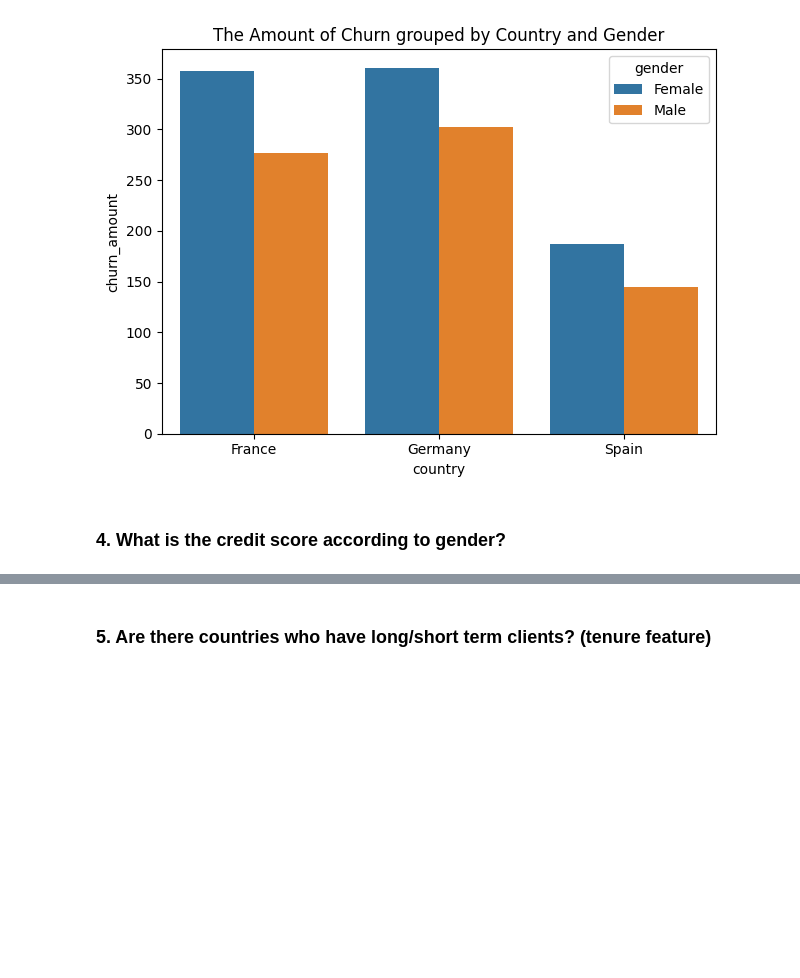
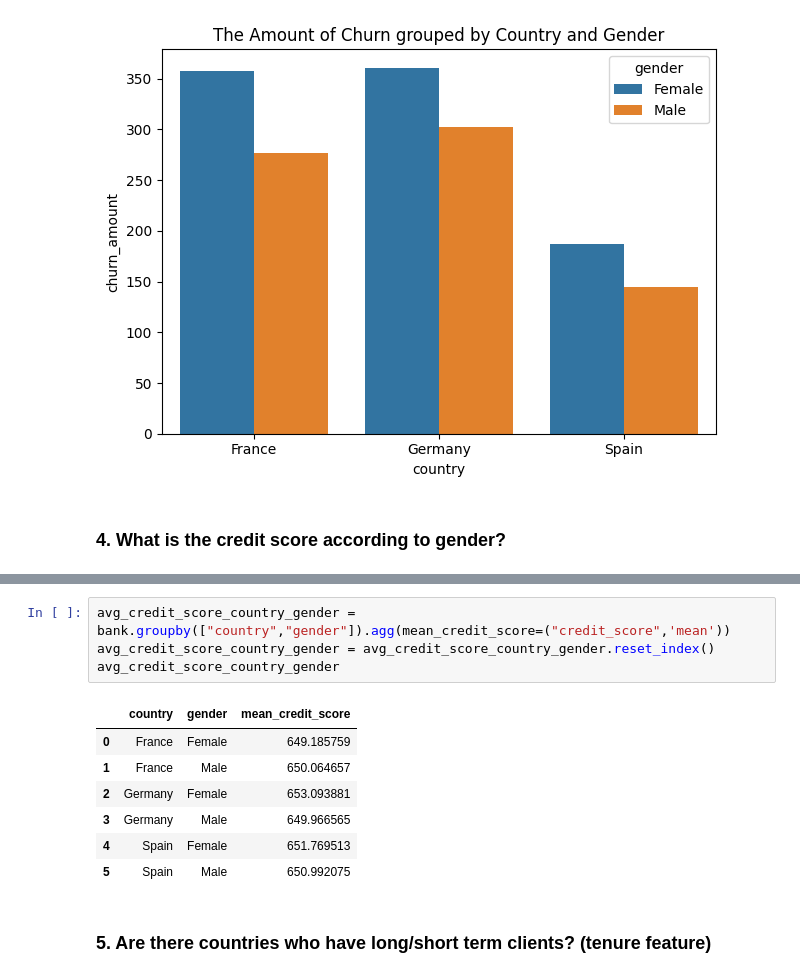
Before and after one commit to EitanKats/ML-project, a Jupyter notebook: Bank Churn.ipynb, the cells around one changed output, grey strips where cells are left out. Drawn from its saved outputs; the diff is of its cells as text; blank space fills up the shorter version.

```diff
--- a/Bank Churn.ipynb
+++ b/Bank Churn.ipynb
@@ -176,2 +196,14 @@ plt.show()
+# %%
+avg_credit_score_country_gender = bank.groupby(["country","gender"]).agg(mean_credit_score=("credit_score",'mean'))
+avg_credit_score_country_gender = avg_credit_score_country_gender.reset_index()
+avg_credit_score_country_gender
+# %% [output]
+|  | country | gender | mean_credit_score |
+| 0 | France | Female | 649.185759 |
+| 1 | France | Male | 650.064657 |
+| 2 | Germany | Female | 653.093881 |
+| 3 | Germany | Male | 649.966565 |
+| 4 | Spain | Female | 651.769513 |
+| 5 | Spain | Male | 650.992075 |
 # %% [markdown]
 ### 5. Are there countries who have long/short term clients? (tenure feature)
```
Also changed, not shown: parts of 14 cells of this notebook.
